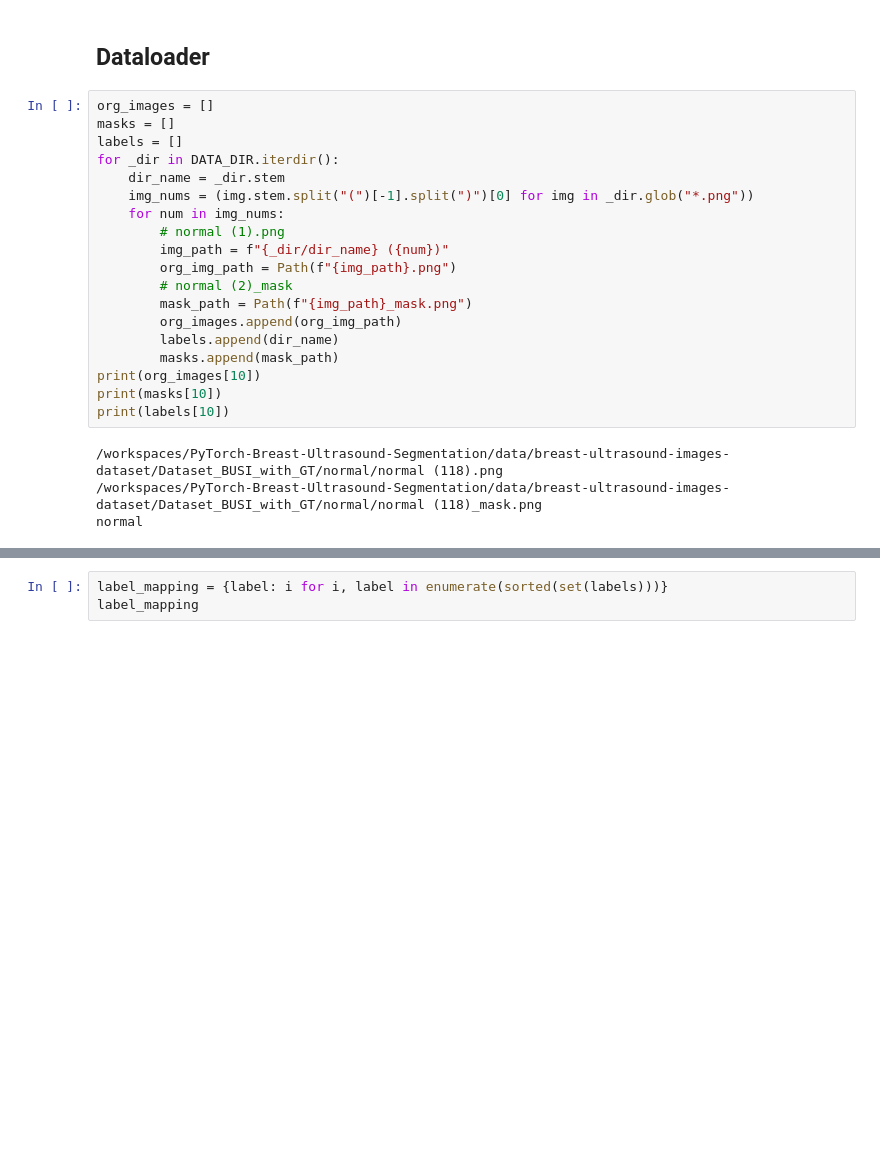
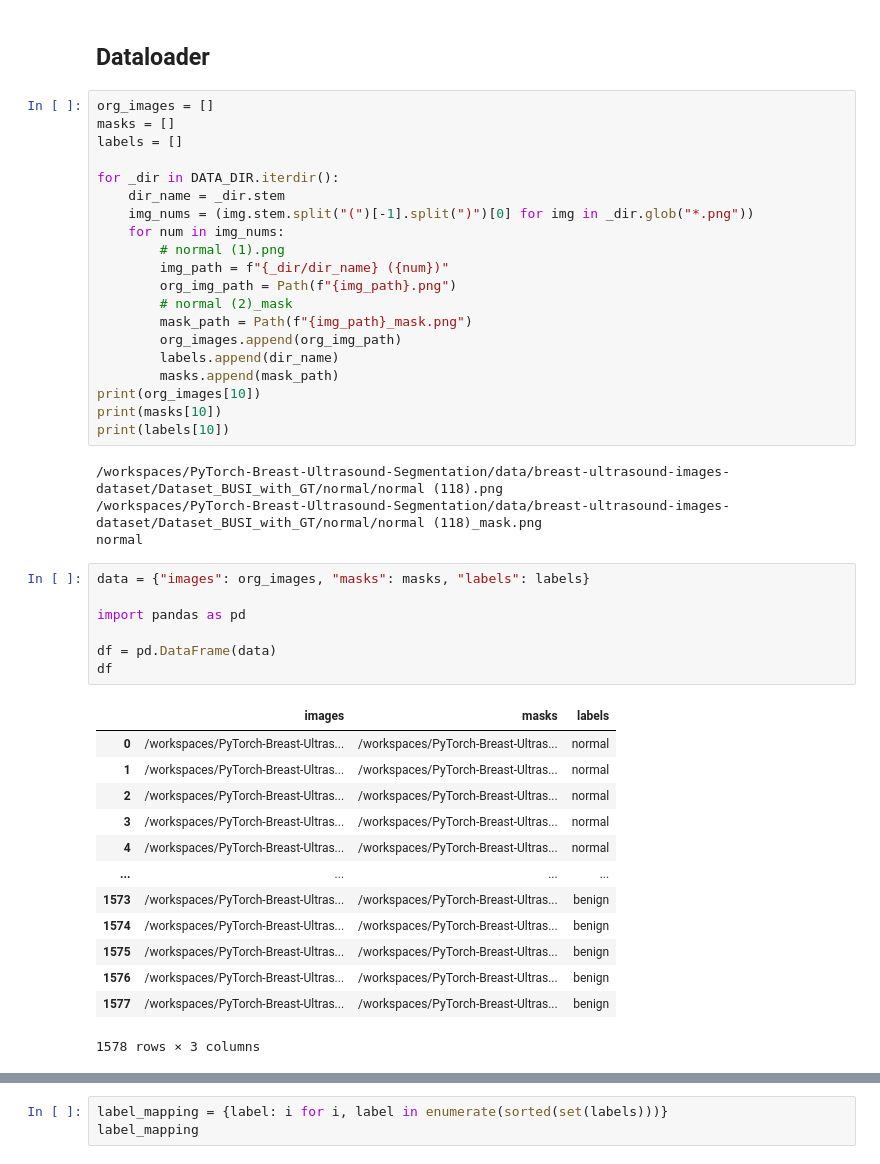
Before and after one commit to vivekpatel99/PyTorch-Breast-Ultrasound-Segmentation, a Jupyter notebook: notebooks/01_exploratory_data_analysis.ipynb, the cells around one changed output, grey strips where cells are left out. Drawn from its saved outputs; the diff is of its cells as text; blank space fills up the shorter version.

```diff
--- a/notebooks/01_exploratory_data_analysis.ipynb
+++ b/notebooks/01_exploratory_data_analysis.ipynb
@@ -113,6 +113,7 @@ plt.imshow(mask_path.permute(1, 2, 0))
 org_images = []
 masks = []
 labels = []
+
 for _dir in DATA_DIR.iterdir():
     dir_name = _dir.stem
     img_nums = (img.stem.split("(")[-1].split(")")[0] for img in _dir.glob("*.png"))
@@ -132,3 +133,24 @@ print(labels[10])
 /workspaces/PyTorch-Breast-Ultrasound-Segmentation/data/breast-ultrasound-images-dataset/Dataset_BUSI_with_GT/normal/normal (118).png
 /workspaces/PyTorch-Breast-Ultrasound-Segmentation/data/breast-ultrasound-images-dataset/Dataset_BUSI_with_GT/normal/normal (118)_mask.png
 normal
+# %%
+data = {"images": org_images, "masks": masks, "labels": labels}
+
+import pandas as pd
+
+df = pd.DataFrame(data)
+df
+# %% [output]
+|  | images | masks | labels |
+| 0 | /workspaces/PyTorch-Breast-Ultras... | /workspaces/PyTorch-Breast-Ultras... | normal |
+| 1 | /workspaces/PyTorch-Breast-Ultras... | /workspaces/PyTorch-Breast-Ultras... | normal |
+| 2 | /workspaces/PyTorch-Breast-Ultras... | /workspaces/PyTorch-Breast-Ultras... | normal |
+| 3 | /workspaces/PyTorch-Breast-Ultras... | /workspaces/PyTorch-Breast-Ultras... | normal |
+| 4 | /workspaces/PyTorch-Breast-Ultras... | /workspaces/PyTorch-Breast-Ultras... | normal |
+| ... | ... | ... | ... |
+| 1573 | /workspaces/PyTorch-Breast-Ultras... | /workspaces/PyTorch-Breast-Ultras... | benign |
+| 1574 | /workspaces/PyTorch-Breast-Ultras... | /workspaces/PyTorch-Breast-Ultras... | benign |
+| 1575 | /workspaces/PyTorch-Breast-Ultras... | /workspaces/PyTorch-Breast-Ultras... | benign |
+| 1576 | /workspaces/PyTorch-Breast-Ultras... | /workspaces/PyTorch-Breast-Ultras... | benign |
+| 1577 | /workspaces/PyTorch-Breast-Ultras... | /workspaces/PyTorch-Breast-Ultras... | benign |
+1578 rows × 3 columns
```
Also changed, not shown: parts of 13 cells of this notebook, 11 other files.
